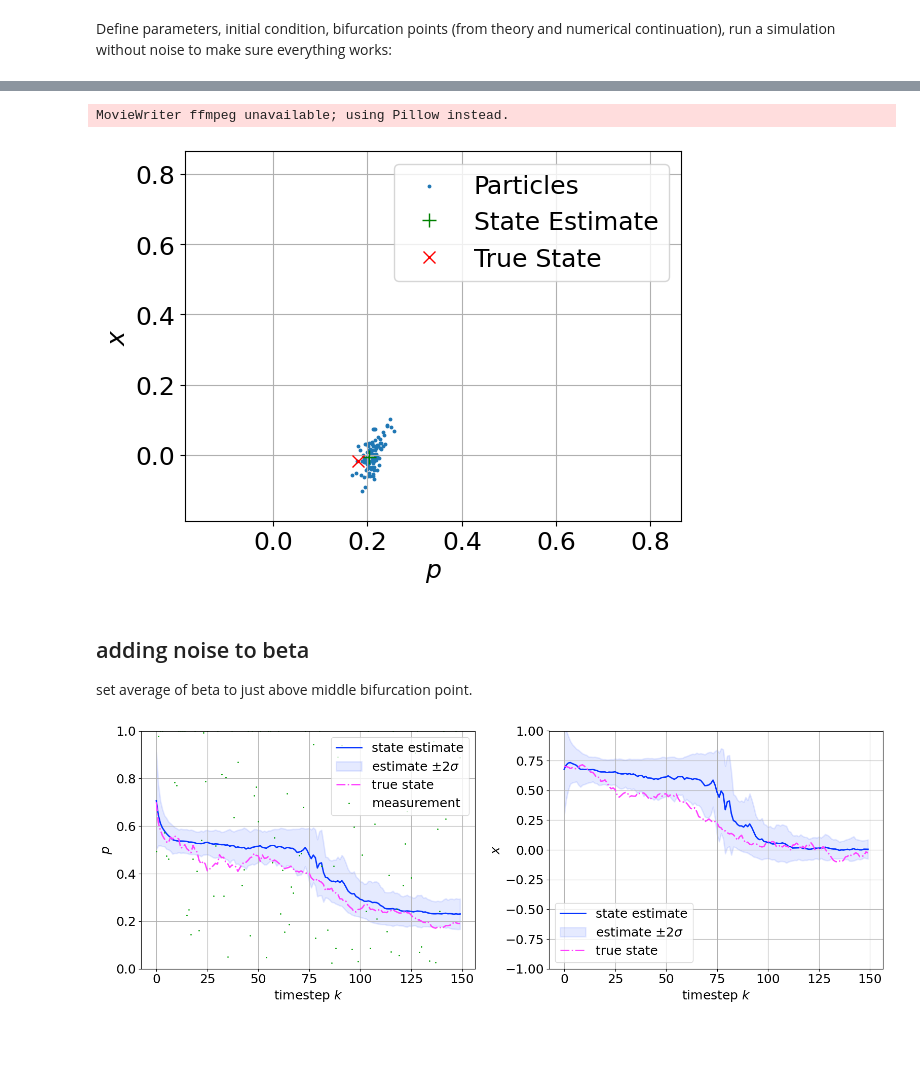
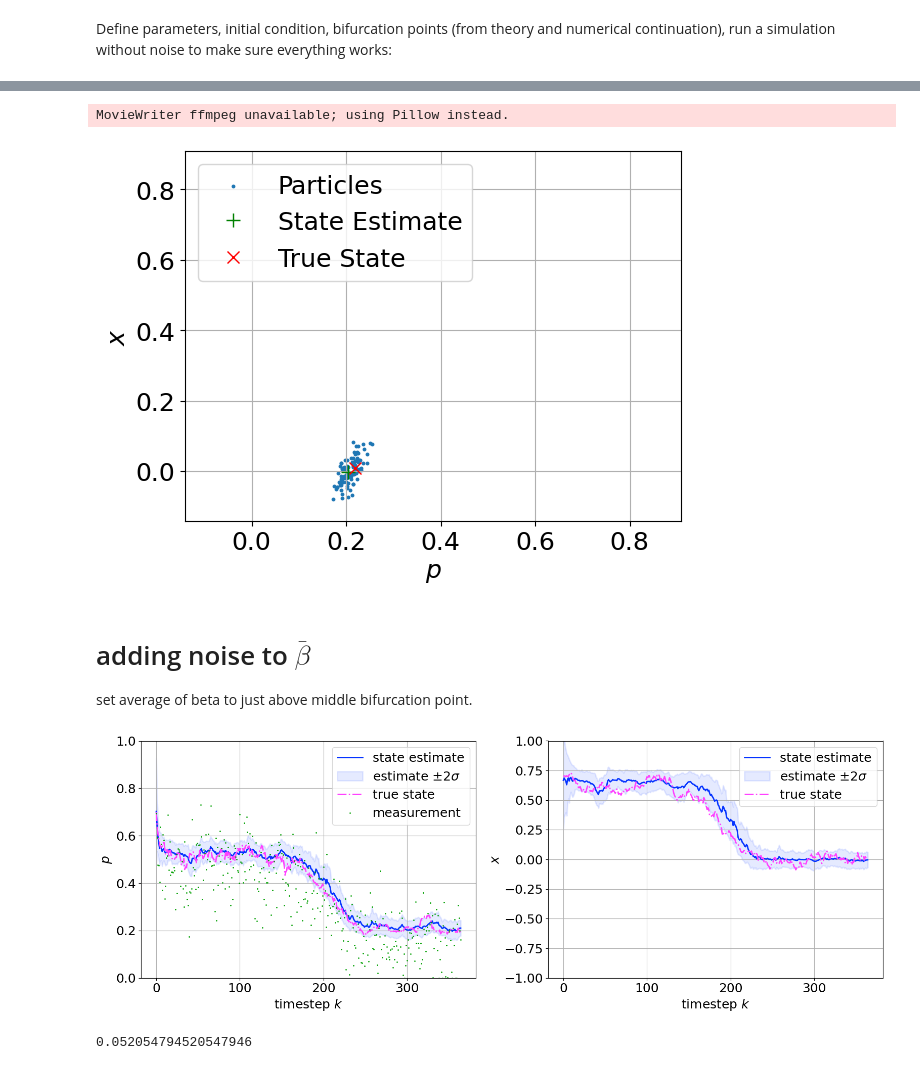
Before and after one commit to valentine-alia/MAE-6760, a Jupyter notebook: project/project.ipynb, the cells around one changed output, grey strips where cells are left out. Cells and saved outputs as stored; diff of their text form; code cells hidden in the pictures; blank space fills up the shorter version.

```diff
--- a/project/project.ipynb
+++ b/project/project.ipynb
@@ -49,11 +69,12 @@ bp3 = betastar
 
 print(bp1,bp2,bp3)
 
-beta = 0.38
+beta = 0.38 # for drop simulation
+#beta = 0.2 # for SIS like simulation
 
 y0 = [0.5,0.5]
 
-tspan = [0,150]
+tspan = [0,365]
 dt = 1.0
 t_eval = np.arange(tspan[0],tspan[1],dt)
 sol = solve_ivp(SIS_NOD,tspan,y0,args = (beta,delta,kp,kx,u0,tau,w),t_eval = t_eval,method = "LSODA")
@@ -280,6 +303,4 @@ plt.show()
 # %%
-from matplotlib.animation import FuncAnimation
-
 fig, ax = plt.subplots()
 
 # particle scatter
@@ -287,37 +308,37 @@ scat = ax.scatter(Y_part[0, :, 0], Y_part[1, :, 0],label = "Particles",marker =
 
 # state estimate marker
 est_pt, = ax.plot([], [], marker='+', color='green', markersize=10, linestyle='None',label= "State Estimate")
 
 # true state marker
 true_pt, = ax.plot([], [], marker='x', color='red', markersize=9, linestyle='None',label= "True State")
 
-ax.legend(loc = "upper right")
+ax.legend(loc = "upper left")
 ax.set_xlabel(r"$p$")
 ax.set_ylabel(r"$x$")
 ax.grid()
 
 # Axis limits
 ax.set_xlim(np.min(Y_part), np.max(Y_part))
 ax.set_ylim(np.min(Y_part), np.max(Y_part))
 
 def update(k):
     pts = Y_part[:, :, k].T
     scat.set_offsets(pts)
 
     true_pt.set_data([y_true[0, k]], [y_true[1, k]])
     est_pt.set_data([yhat[0, k]], [yhat[1, k]])
 
     return scat, true_pt
 
 ani = FuncAnimation(fig, update, frames=range(0,Y_part.shape[2],2), interval=1)
 ani.save("animation.gif",dpi=200)
 
 plt.show()
 # %% [output]
 MovieWriter ffmpeg unavailable; using Pillow instead.
-[figure, old version]
+[figure, new version]
 # %% [markdown]
-## adding noise to beta
+# adding noise to $\bar\beta$
 
 set average of beta to just above middle bifurcation point.
 # %%
@@ -502,5 +532,8 @@ axes2[1].set_ylim(-1,1)
 plt.tight_layout()
 
 plt.show()
+
+print(percent_out(t, yhat[0, :], Phat[0, 0, :], y_true[0, :]))
 # %% [output]
-[figure, old version]
+[figure, new version]
+0.052054794520547946
```
Also changed, not shown: parts of 21 cells of this notebook, 1 other file.
